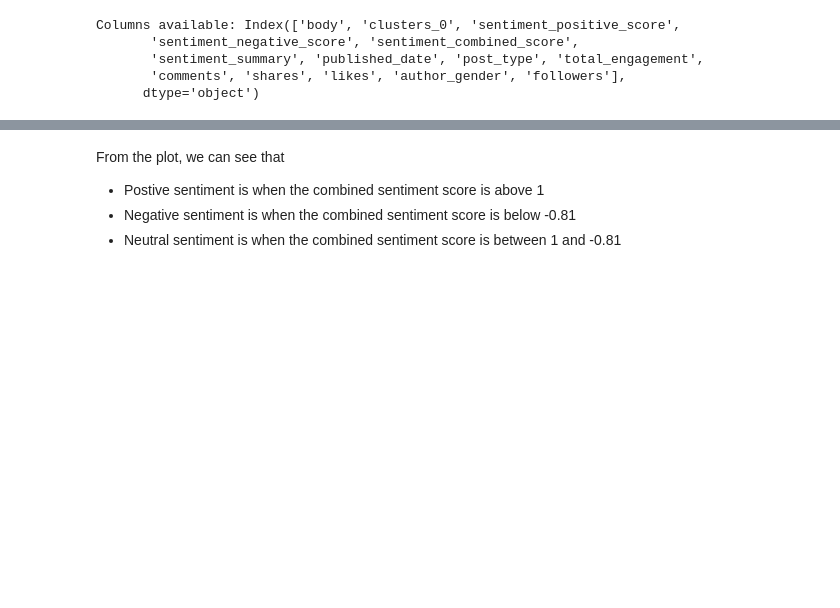
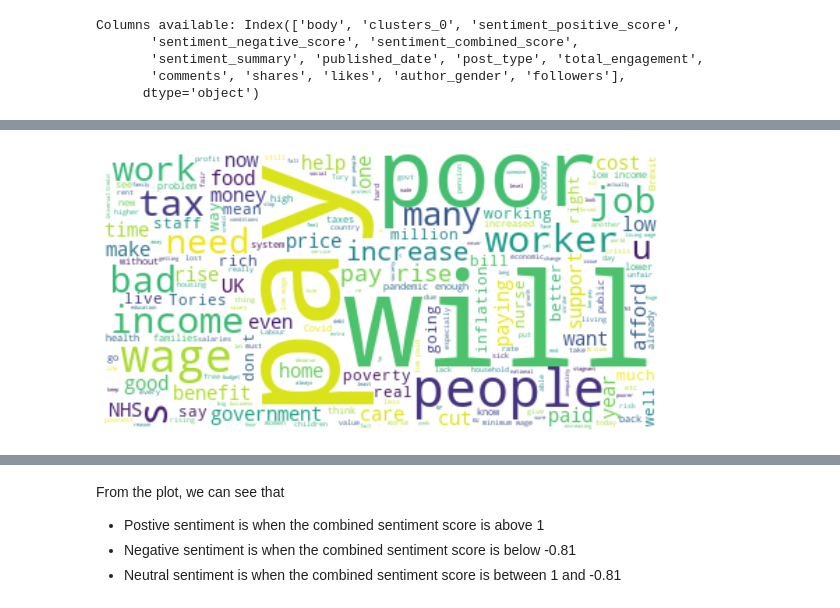
Before and after one commit to bsminu/NLP_Twitter_Analysis, a Jupyter notebook: src/Twitter Analysis.ipynb, the cells around one changed output, grey strips where cells are left out. Drawn from its saved outputs; the diff is of its cells as text; code cells hidden in the pictures; blank space fills up the shorter version.

```diff
--- a/src/Twitter Analysis.ipynb
+++ b/src/Twitter Analysis.ipynb
@@ -4,4 +49,3 @@ import altair as alt
 # %%
-data = pd.read_csv("../data/data.csv")
-
-print("No of tweets available: ", data.shape[0])
+## Read data from csv and convert it to pandas dataframe
+data = pd.read_csv("../data/data.csv",parse_dates=True)
@@ -26,0 +130,14 @@ data.head()
+# %%
+text = " ".join(tweet for tweet in data.body)
+stopwords = set(STOPWORDS)
+
+# Generate a word cloud image
+wordcloud = WordCloud(stopwords=stopwords, background_color="white").generate(text)
+stopwords.update(["will", "one", "much", "make", "many"])
+# Display the generated image:
+plt.figure(figsize=[10,10])
+plt.imshow(wordcloud, interpolation='bilinear')
+plt.axis("off")
+plt.show()
+# %% [output]
+[figure, added]
```
Also changed, not shown: parts of 25 cells of this notebook, 4 other files.
